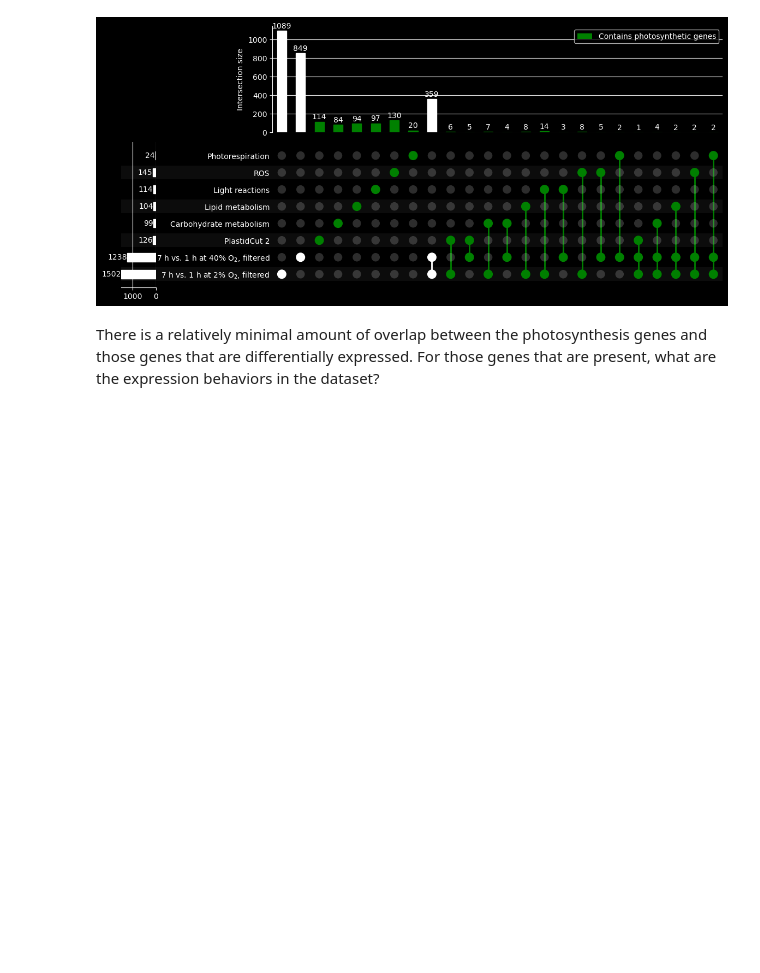
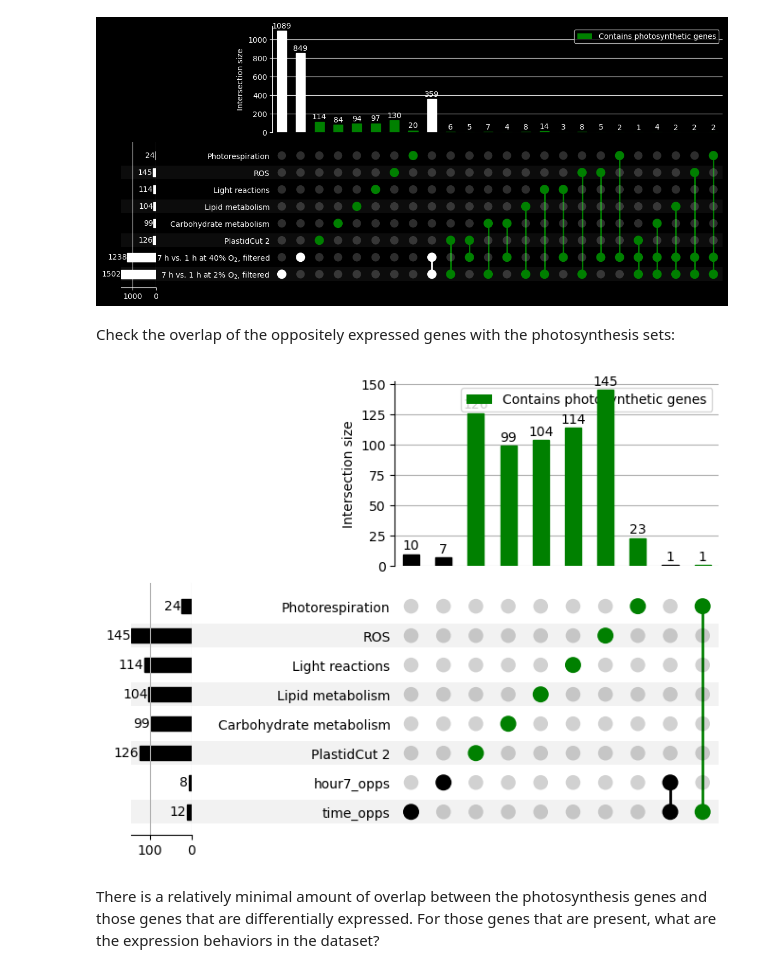
Before and after one commit to serenalotreck/photorespiration-omics, a Jupyter notebook: notebooks/expression_of_known_genes.ipynb, the cells around one changed output. Saved outputs shown, nothing was run; the diff lists cells and outputs as text; code cells hidden in the pictures; blank space fills up the shorter version.

```diff
--- a/notebooks/expression_of_known_genes.ipynb
+++ b/notebooks/expression_of_known_genes.ipynb
@@ -211,6 +208,9 @@ Save as a json for easier use in proteomics notebook:
 # %%
 with open('../data/photosynthesis_genes/all_photosynthesis_genes_unique.json', 'w') as f:
     json.dump(unique_genes_to_search, f)
+# %%
+with open('../data/photosynthesis_genes/all_photosynthesis_genes_unique.json') as f:
+    unique_genes_to_search = json.load(f)
 # %% [markdown]
 ### Analysis
 Now check whether genes from these conditions are present in the comparisons. We'll once again do this separtely for the time and oxygen comparisons to keep the plots readable.
@@ -254,6 +254,28 @@ upset.plot()
 plt.savefig('../data/Araport11_outputs_ALL/figures/degs_time_filtered_photosynthesis_UPSET.png', format='png', dpi=600, bbox_inches='tight')
 # %% [output]
 [figure]
+# %% [markdown]
+Check the overlap of the oppositely expressed genes with the photosynthesis sets:
+# %%
+opposite_genes = {}
+for comp, df in {
+    'time_opps': pd.read_csv('../data/Araport11_outputs_ALL/gene_lists_with_descriptions/time_comparison_opposites_Araport11_TAIR10_22Apr2025.csv'),
+    'hour7_opps': pd.read_csv('../data/Araport11_outputs_ALL/gene_lists_with_descriptions/hour7_opposite_behavior_genes_Araport11_TAIR10_22Apr2025.csv')
+}.items():
+    opposite_genes[comp] = list(set(df.gene_id.tolist()))
+# %%
+gene_groups_opps = {k: [i.lower() for i in v] for k, v in opposite_genes.items()}
+gene_groups_opps.update(unique_genes_to_search)
+warnings.filterwarnings('ignore')
+to_plot = from_contents(gene_groups_opps)
+
+upset = UpSet(to_plot, show_counts=True, sort_categories_by='input')
+for c in unique_genes_to_search.keys():
+    upset.style_subsets(present=c, facecolor="green", label="Contains photosynthetic genes")
+upset.plot()
+plt.savefig('../data/Araport11_outputs_ALL/figures/degs_time_filtered_photosynthesis_UPSET.png', format='png', dpi=600, bbox_inches='tight')
+# %% [output]
+[figure, added]
 # %% [markdown]
 There is a relatively minimal amount of overlap between the photosynthesis genes and those genes that are differentially expressed. For those genes that are present, what are the expression behaviors in the dataset?
 # %% [markdown]
```
Also changed, not shown: parts of 1 cell of this notebook, 7 other files.
